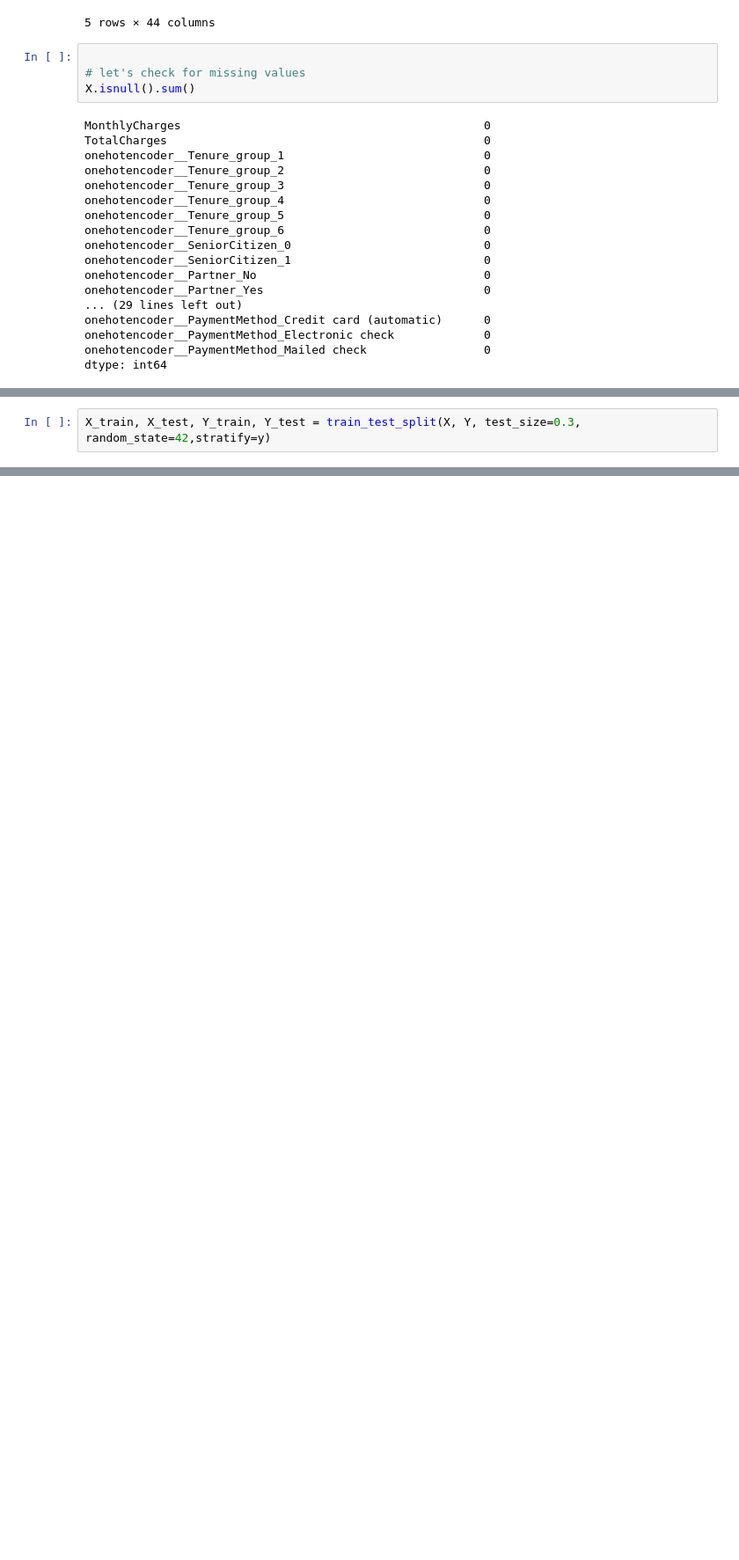
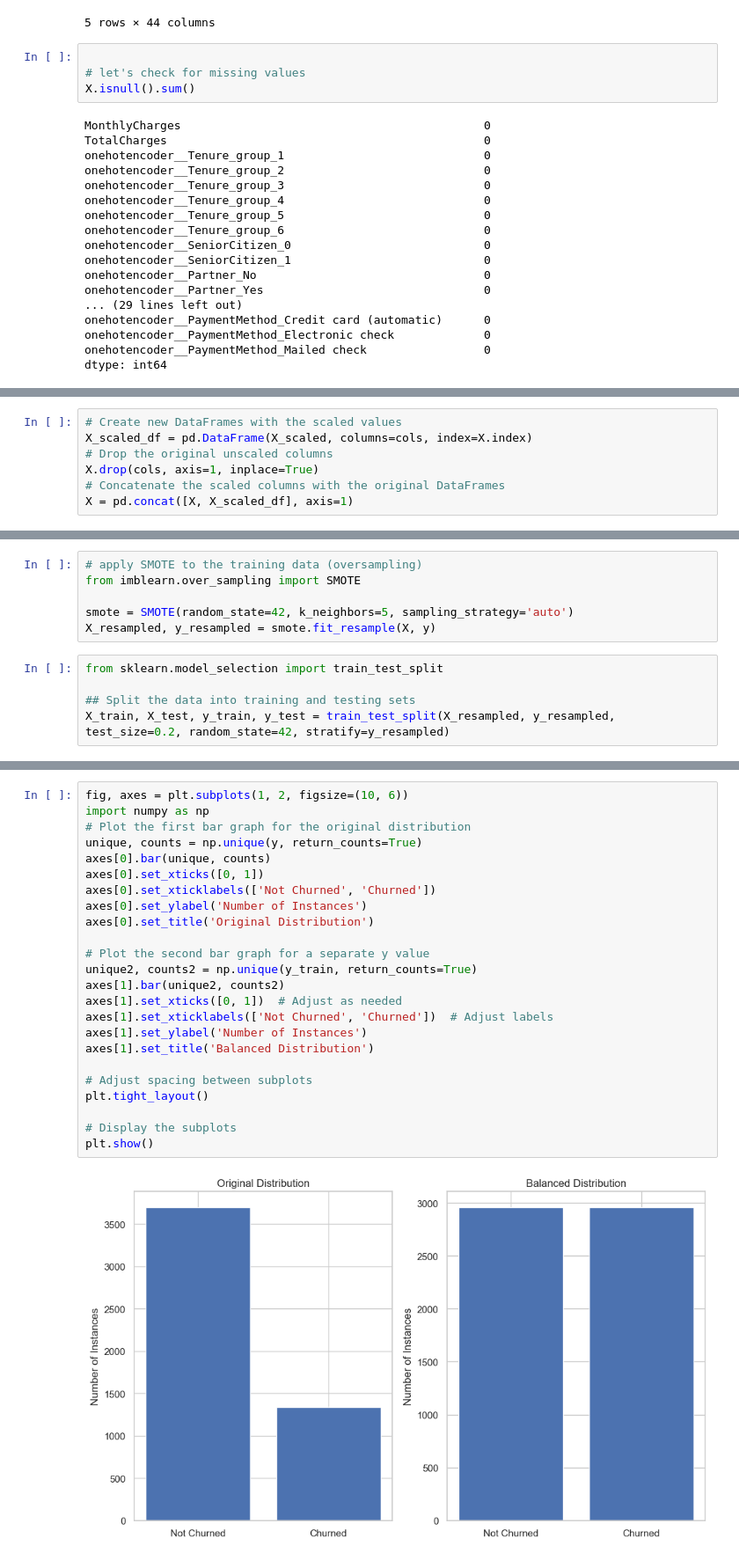
Before and after one commit to Georginahnjeri/Customer-churn-, a Jupyter notebook: Customerchurn.ipynb, the cells around one changed output, grey strips where cells are left out. Shown at 88% size. Cells and saved outputs as stored; diff of their text form; blank space fills up the shorter version.

Commit message:
Balancing the training data

```diff
--- a/Customerchurn.ipynb
+++ b/Customerchurn.ipynb
@@ -987,0 +994,7 @@ dtype: int64
+# %%
+# Create new DataFrames with the scaled values
+X_scaled_df = pd.DataFrame(X_scaled, columns=cols, index=X.index)
+# Drop the original unscaled columns
+X.drop(cols, axis=1, inplace=True)
+# Concatenate the scaled columns with the original DataFrames
+X = pd.concat([X, X_scaled_df], axis=1)
@@ -988,2 +1014,11 @@ dtype: int64
+# %%
+# apply SMOTE to the training data (oversampling)
+from imblearn.over_sampling import SMOTE
+
+smote = SMOTE(random_state=42, k_neighbors=5, sampling_strategy='auto')
+X_resampled, y_resampled = smote.fit_resample(X, y)
 # %%
-X_train, X_test, Y_train, Y_test = train_test_split(X, Y, test_size=0.3, random_state=42,stratify=y)
+from sklearn.model_selection import train_test_split
+
+## Split the data into training and testing sets
+X_train, X_test, y_train, y_test = train_test_split(X_resampled, y_resampled, test_size=0.2, random_state=42, stratify=y_resampled)
@@ -1025,0 +1041,26 @@ NameError: name 'numeric_columns' is not defined
+# %%
+fig, axes = plt.subplots(1, 2, figsize=(10, 6))
+import numpy as np
+# Plot the first bar graph for the original distribution
+unique, counts = np.unique(y, return_counts=True)
+axes[0].bar(unique, counts)
+axes[0].set_xticks([0, 1])
+axes[0].set_xticklabels(['Not Churned', 'Churned'])
+axes[0].set_ylabel('Number of Instances')
+axes[0].set_title('Original Distribution')
+
+# Plot the second bar graph for a separate y value
+unique2, counts2 = np.unique(y_train, return_counts=True)
+axes[1].bar(unique2, counts2)
+axes[1].set_xticks([0, 1])  # Adjust as needed
+axes[1].set_xticklabels(['Not Churned', 'Churned'])  # Adjust labels
+axes[1].set_ylabel('Number of Instances')
+axes[1].set_title('Balanced Distribution')
+
+# Adjust spacing between subplots
+plt.tight_layout()
+
+# Display the subplots
+plt.show()
+# %% [output]
+[figure, added]
```
Also changed, not shown: parts of 13 cells of this notebook.
